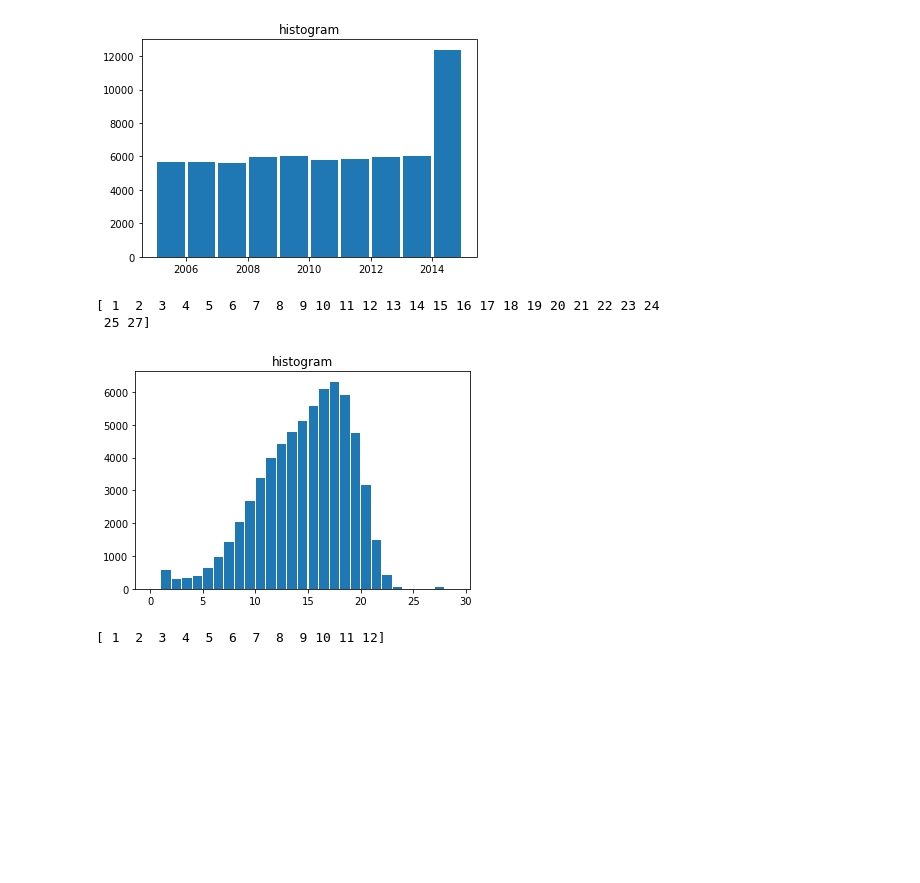
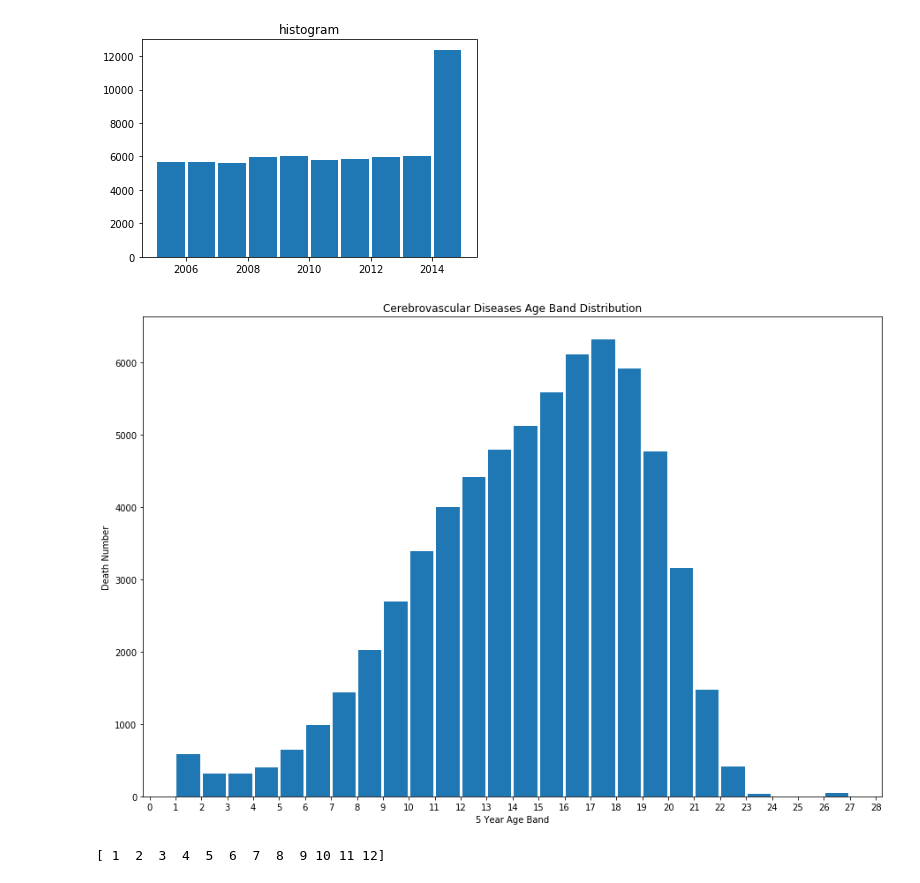
Before and after one commit to HenryWang6/FoA_finalproject, a Jupyter notebook: 5.4.0-course project model for cause 9 and 13.ipynb, the cells around one changed output. Drawn from its saved outputs; the diff is of its cells as text; code cells hidden in the pictures; blank space fills up the shorter version.

```diff
--- a/5.4.0-course project model for cause 9 and 13.ipynb
+++ b/5.4.0-course project model for cause 9 and 13.ipynb
@@ -5,7 +14,7 @@ import matplotlib.pyplot as plt
 # %% [markdown]
 # Load Data
 # %%
-df2005 = pd.read_csv('desktop/mortality_selected/2005.csv')
+'''df2005 = pd.read_csv('desktop/mortality_selected/2005.csv')
 df2006 = pd.read_csv('desktop/mortality_selected/2006.csv')
 df2007 = pd.read_csv('desktop/mortality_selected/2007.csv')
 df2008 = pd.read_csv('desktop/mortality_selected/2008.csv')
@@ -15,5 +24,14 @@ df2011 = pd.read_csv('desktop/mortality_selected/2011.csv')
 df2012 = pd.read_csv('desktop/mortality_selected/2012.csv')
 df2013 = pd.read_csv('desktop/mortality_selected/2013.csv')
 df2014 = pd.read_csv('desktop/mortality_selected/2014.csv')
-df2015 = pd.read_csv('desktop/mortality_selected/2015.csv')
-df = pd.concat([df2005,df2006,df2007,df2008,df2009,df2010,df2011,df2012,df2013,df2014,df2015])
+df2015 = pd.read_csv('desktop/mortality_selected/2015.csv')'''
+#df=[] #len=11, each = 1yr
+df = pd.read_csv('/content/drive/My Drive/Colab Notebooks/Fondation Final Project/data/mortality_selected/2005.csv')
+for i in range(2006,2016):
+    url = '/content/drive/My Drive/Colab Notebooks/Fondation Final Project/data/mortality_selected/'+str(i)+'.csv'
+    df1 = pd.read_csv(url)
+    #df.append(df1)
+    df = pd.concat([df,df1])
+    print('Loading data of year',i)
+del df1
+#df = pd.concat([df2005,df2006,df2007,df2008,df2009,df2010,df2011,df2012,df2013,df2014,df2015])
@@ -327,15 +364,22 @@ plt.show()
 [2005 2006 2007 2008 2009 2010 2011 2012 2013 2014 2015]
 [figure]
 # %%
-print(np.unique(cause_9['5y_age_band_recode']))
+'''print(np.unique(cause_9['5y_age_band_recode']))
 binblock=np.arange(0, 30, 1)
 plt.hist(cause_9['5y_age_band_recode'], bins = binblock, rwidth=0.9)
 plt.title("histogram")
+plt.show()'''
+#age
+
+plt.figure(figsize=(15,10))
+plt.hist(cause_9['5y_age_band_recode'], bins=np.arange(1,28), rwidth=0.9)
+plt.title("Cerebrovascular Diseases Age Band Distribution")
+plt.xlabel('5 Year Age Band')
+plt.ylabel('Death Number')
+plt.xticks(np.arange(0,29))
 plt.show()
 # %% [output]
-[ 1  2  3  4  5  6  7  8  9 10 11 12 13 14 15 16 17 18 19 20 21 22 23 24
- 25 27]
-[figure, old version]
+[figure, new version]
 # %%
 print(np.unique(cause_9['month_of_death']))
 binblock=np.arange(0, 15, 1)
```
Also changed, not shown: parts of 3 cells of this notebook, 4 other files.
